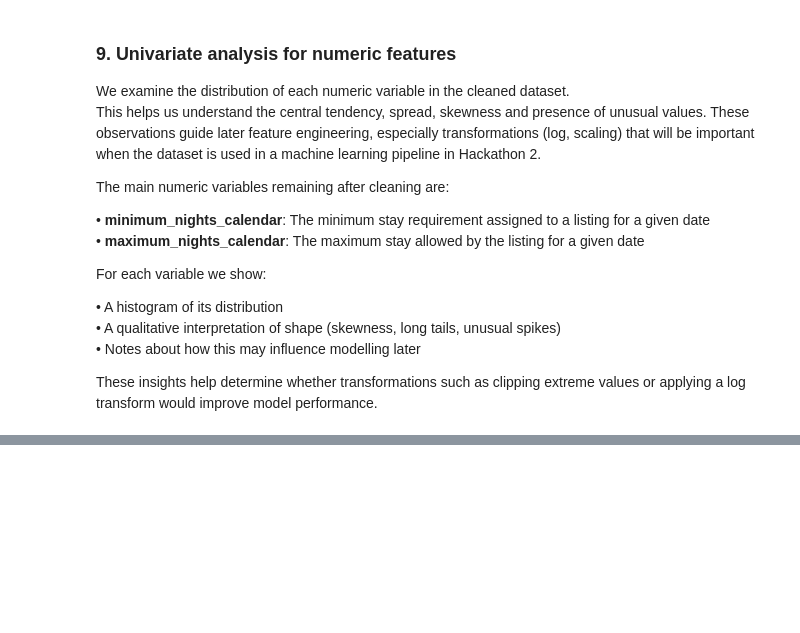
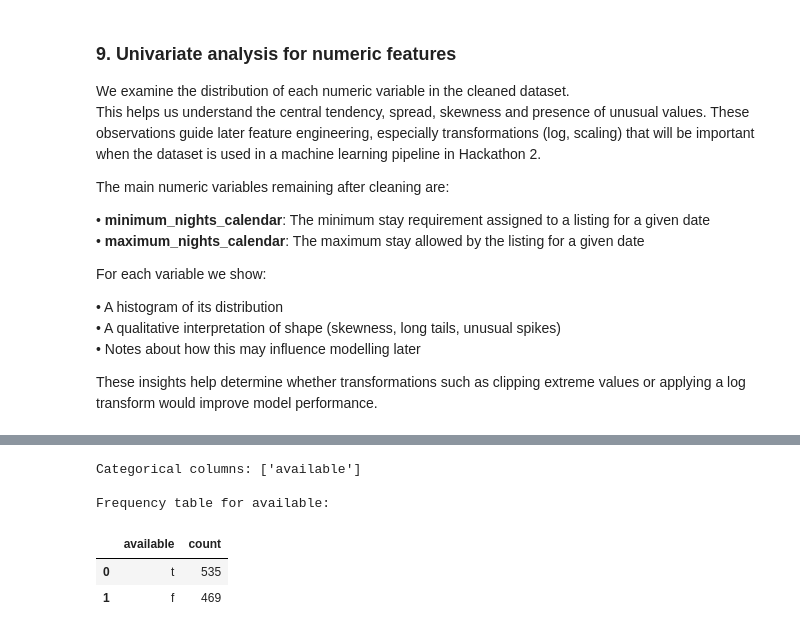
Before and after one commit to dacobri/Python-Hackathon---Group-A10, a Jupyter notebook: H1-A10.ipynb, the cells around one changed output, grey strips where cells are left out. Cells and saved outputs as stored; diff of their text form; code cells hidden in the pictures; blank space fills up the shorter version.

Commit message:
Added some analysis on different type of variables

```diff
--- a/H1-A10.ipynb
+++ b/H1-A10.ipynb
@@ -124,16 +124,11 @@ GITHUB_REPO, TEAM_MEMBERS
   'Georgii Runko'])
 # %%
 import pandas as pd
+df_calendar = pd.read_csv("/Users/dacobri/Desktop/MSc Business Analytics/Classes Term 1/Python for Data Science/Hackathon/Data/calendar.csv")
+df_listings = pd.read_csv("/Users/dacobri/Desktop/MSc Business Analytics/Classes Term 1/Python for Data Science/Hackathon/Data/listings.csv")
+df_reviews = pd.read_csv("/Users/dacobri/Desktop/MSc Business Analytics/Classes Term 1/Python for Data Science/Hackathon/Data/reviews.csv")
 
-# URLs
-url_listings = "https://data.insideairbnb.com/spain/catalonia/barcelona/2025-09-14/data/listings.csv.gz"
-url_calendar = "https://data.insideairbnb.com/spain/catalonia/barcelona/2025-09-14/data/calendar.csv.gz"
-url_reviews = "https://data.insideairbnb.com/spain/catalonia/barcelona/2025-09-14/data/reviews.csv.gz"
 
-# Load with pandas (handles .gz automatically)
-df_listings = pd.read_csv(url_listings, compression='gzip')
-df_calendar = pd.read_csv(url_calendar, compression='gzip')
-df_reviews = pd.read_csv(url_reviews, compression='gzip')
 
 # Quick check
 print(df_listings.head())
@@ -675,0 +683,34 @@ for col in numeric_cols:
+# %%
+# --- 10. Univariate analysis for categorical features ---
+
+import plotly.express as px
+import pandas as pd
+
+# Identify categorical columns
+cat_cols = df_cleaned.select_dtypes(include="category").columns.tolist()
+
+print("Categorical columns:", cat_cols)
+
+for col in cat_cols:
+
+    print(f"\nFrequency table for {col}:")
+    freq = df_cleaned[col].value_counts().reset_index()
+    freq.columns = [col, "count"]   # Rename columns properly
+    display(freq)
+
+    fig = px.bar(
+        freq,
+        x=col,
+        y="count",
+        title=f"Category counts for {col}",
+        labels={col: col, "count": "Count"}
+    )
+    fig.update_layout(xaxis_title=col, yaxis_title="Count")
+    fig.show()
+# %% [output]
+Categorical columns: ['available']
+
+Frequency table for available:
+|  | available | count |
+| 0 | t | 535 |
+| 1 | f | 469 |
```
Also changed, not shown: parts of 10 cells of this notebook.
